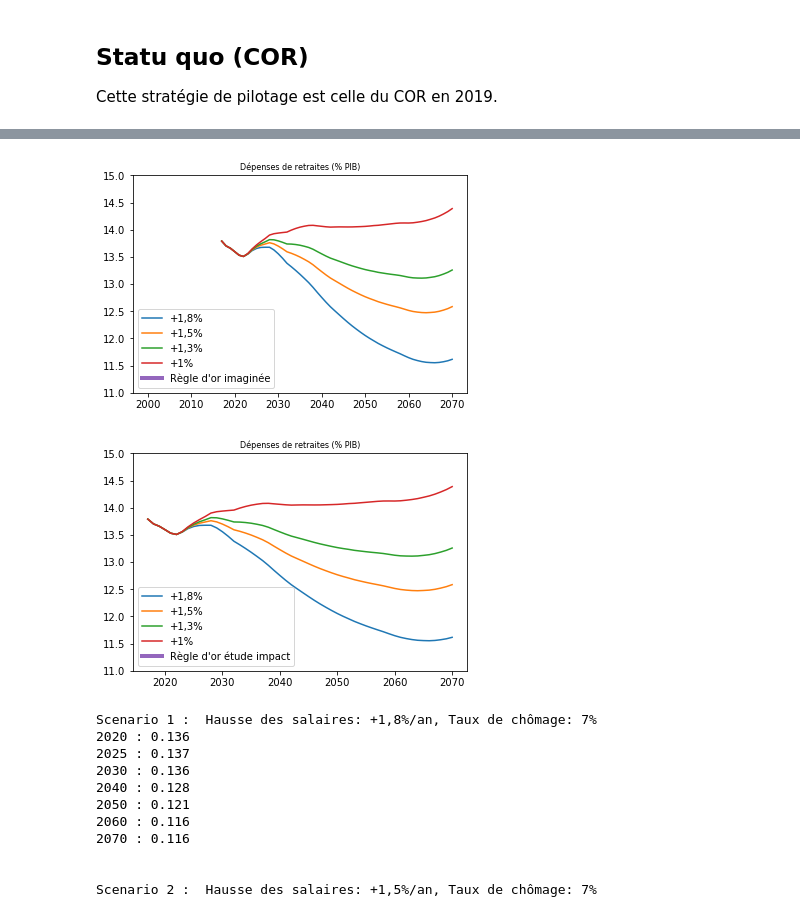
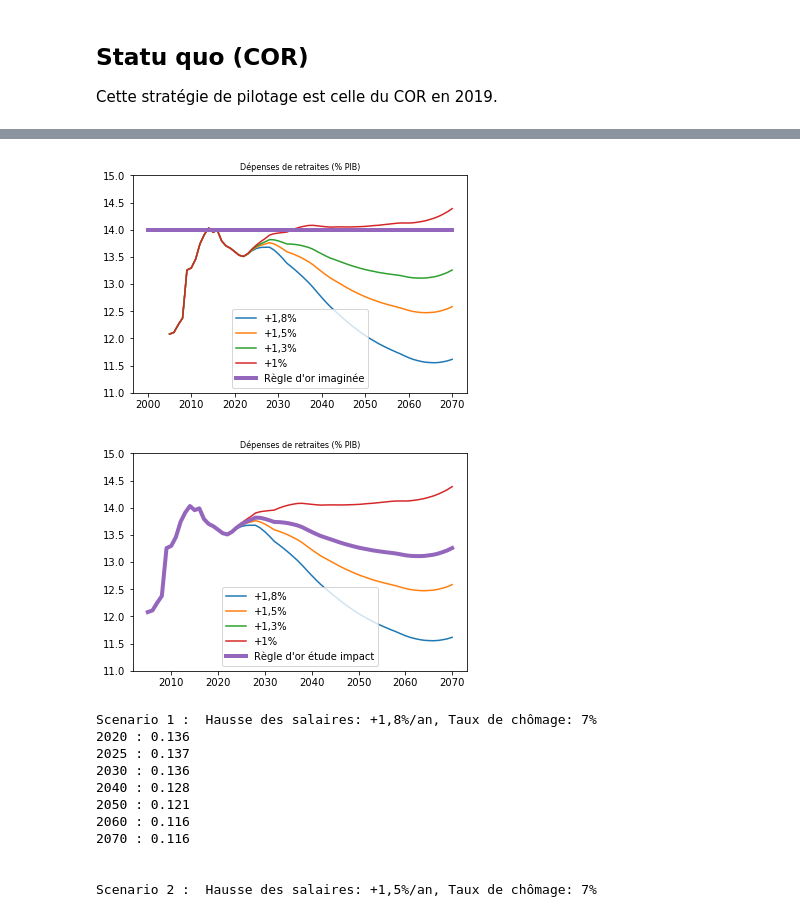
Before and after one commit to brunoscherrer/retraites, a Jupyter notebook: doc/simulation-COR-juin-2019.ipynb, the cells around one changed output, grey strips where cells are left out. Cells and saved outputs as stored; diff of their text form; code cells hidden in the pictures.

```diff
--- a/doc/simulation-COR-juin-2019.ipynb
+++ b/doc/simulation-COR-juin-2019.ipynb
@@ -50,18 +50,18 @@ analyse.plot_legend()
 [figure]
 # %%
 analyse.graphique(analyse.Depenses,"Depenses",draw_legend=True,scenarios_indices=range(1,5))
-pl.plot([2000,2070],[0.14]*2, linewidth=4.0);
+pl.plot([2000,2070],[14.0]*2, linewidth=4.0);
 pl.legend(["+1,8%", "+1,5%", "+1,3%", "+1%","Règle d'or imaginée"]);
 # %% [output]
-[figure, old version]
+[figure, new version]
 # %%
 analyse.graphique(analyse.Depenses,"Depenses",draw_legend=True,scenarios_indices=range(1,5))
 s = 3
-regleor_reelle = [ analyse.Depenses[s][a] for a in analyse.annees ]
+regleor_reelle = [ 100*analyse.Depenses[s][a] for a in analyse.annees ]
 pl.plot(analyse.annees,regleor_reelle, linewidth=4.0);
 pl.legend(["+1,8%", "+1,5%", "+1,3%", "+1%","Règle d'or étude impact"]);
 # %% [output]
-[figure, old version]
+[figure, new version]
 # %%
 analyse.affiche_variable(analyse.Depenses)
 # %% [output]
```
Also changed, not shown: parts of 4 cells of this notebook, 3 other files.
